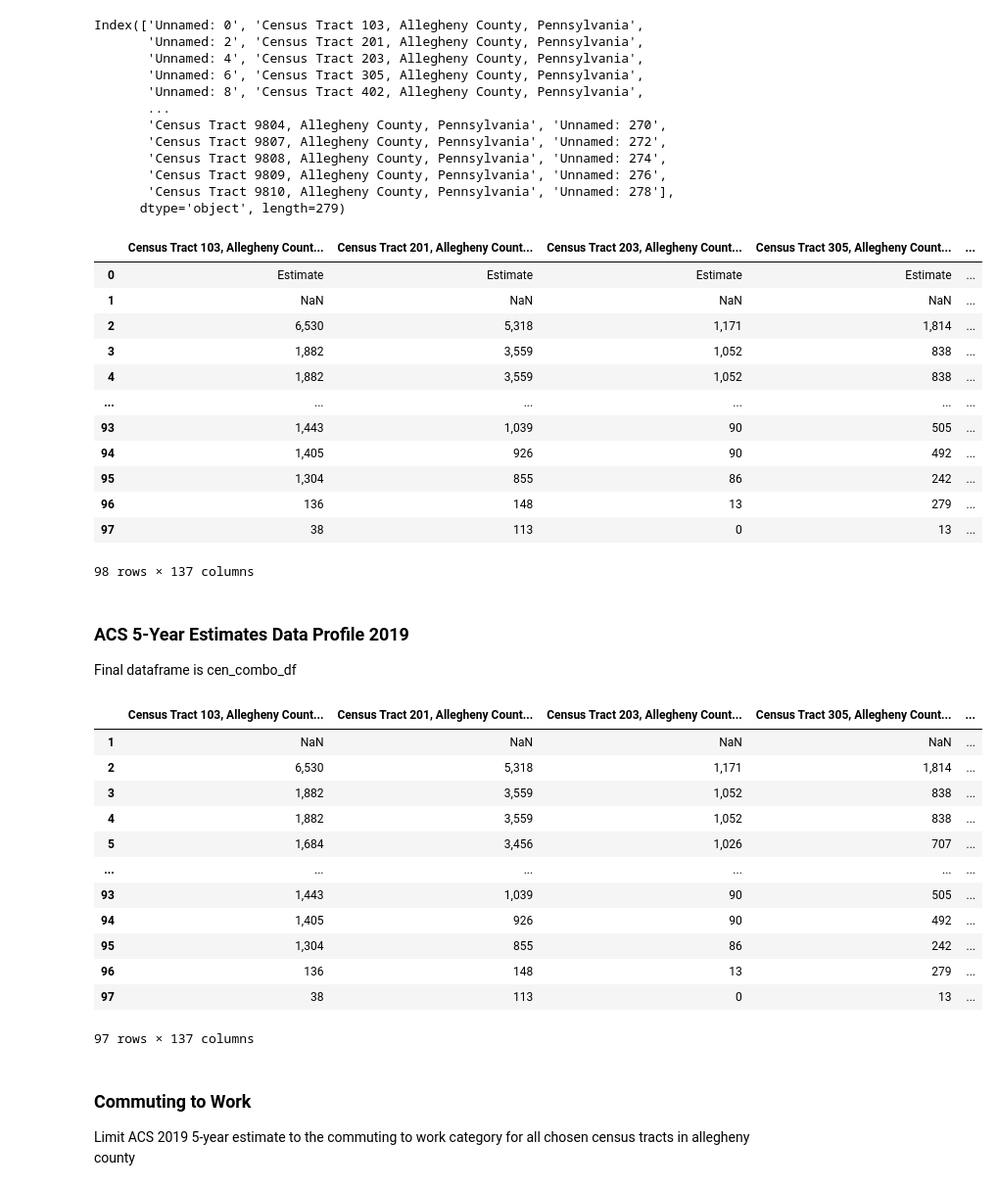
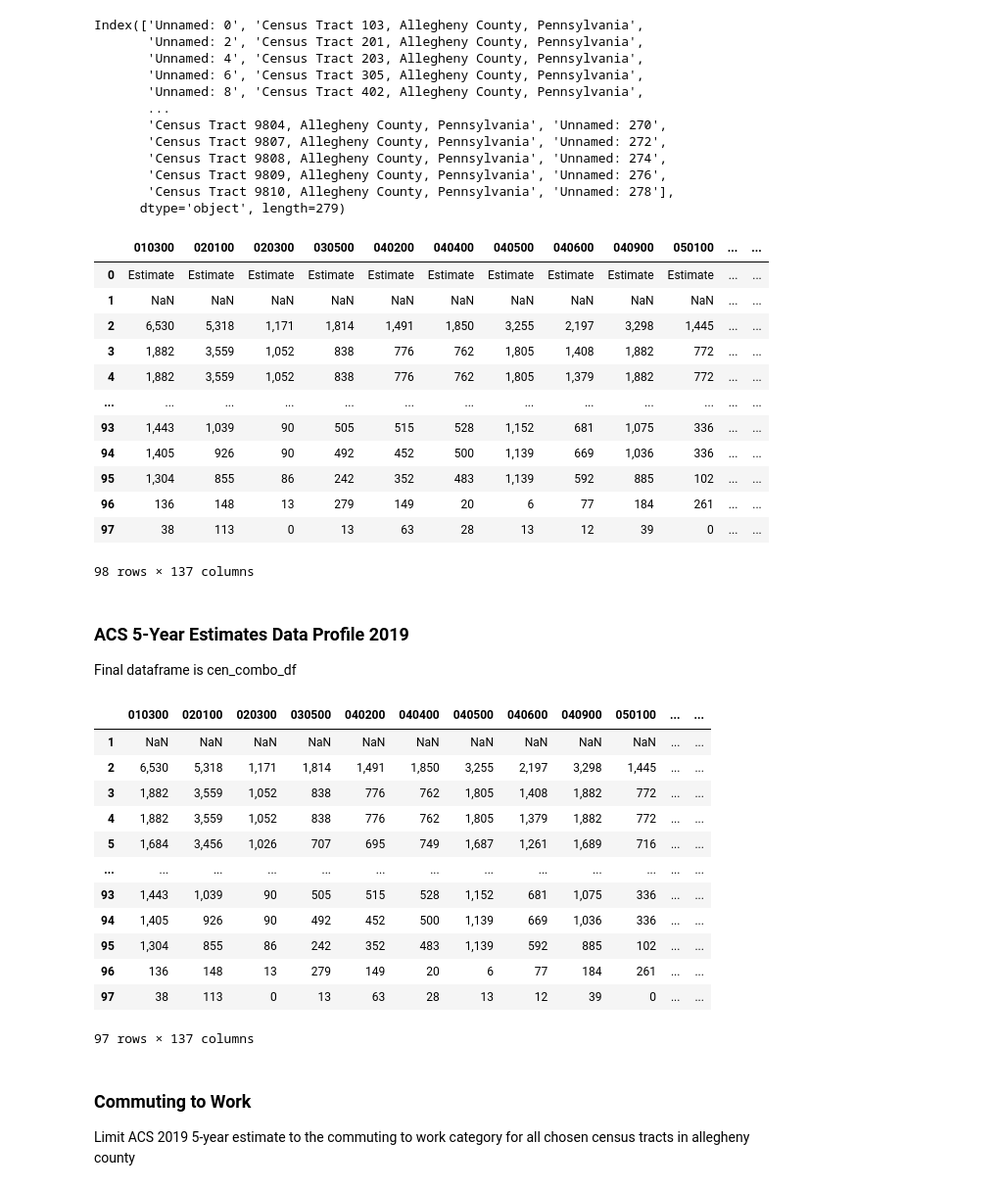
Before and after one commit to katelyn98/HealthyRide-Mapping, a Jupyter notebook: Notebooks/PittsburghCensusTractData.ipynb, the cells around one changed output. Shown at 98% size. Drawn from its saved outputs; the diff is of its cells as text; code cells hidden in the pictures.

```diff
--- a/Notebooks/PittsburghCensusTractData.ipynb
+++ b/Notebooks/PittsburghCensusTractData.ipynb
@@ -36,22 +36,30 @@ Index(['Unnamed: 0', 'Census Tract 103, Allegheny County, Pennsylvania',
 # %%
 for col in cen_combo_df:
     if 'Unnamed:' in col and col is not 'Unnamed: 0':
         cen_combo_df = cen_combo_df.drop(columns=[col])
+    elif 'Census' in col:
+        cen_num = col.split(' ')[2]
+        cen_num = cen_num[:-1]
+        if len(cen_num) == 3:
+            cen_num = '0' + cen_num + '00'
+        elif len(cen_num) == 4:
+            cen_num = cen_num + '00'
+        cen_combo_df = cen_combo_df.rename(columns={col: cen_num})
 
 cen_combo_df
 # %% [output]
-|  | Census Tract 103, Allegheny Count... | Census Tract 201, Allegheny Count... | Census Tract 203, Allegheny Count... | Census Tract 305, Allegheny Count... | ... |
-| 0 | Estimate | Estimate | Estimate | Estimate | ... |
-| 1 | NaN | NaN | NaN | NaN | ... |
-| 2 | 6,530 | 5,318 | 1,171 | 1,814 | ... |
-| 3 | 1,882 | 3,559 | 1,052 | 838 | ... |
-| 4 | 1,882 | 3,559 | 1,052 | 838 | ... |
-| ... | ... | ... | ... | ... | ... |
-| 93 | 1,443 | 1,039 | 90 | 505 | ... |
-| 94 | 1,405 | 926 | 90 | 492 | ... |
-| 95 | 1,304 | 855 | 86 | 242 | ... |
-| 96 | 136 | 148 | 13 | 279 | ... |
-| 97 | 38 | 113 | 0 | 13 | ... |
+|  | 010300 | 020100 | 020300 | 030500 | 040200 | 040400 | 040500 | 040600 | 040900 | 050100 | ... | ... |
+| 0 | Estimate | Estimate | Estimate | Estimate | Estimate | Estimate | Estimate | Estimate | Estimate | Estimate | ... | ... |
+| 1 | NaN | NaN | NaN | NaN | NaN | NaN | NaN | NaN | NaN | NaN | ... | ... |
+| 2 | 6,530 | 5,318 | 1,171 | 1,814 | 1,491 | 1,850 | 3,255 | 2,197 | 3,298 | 1,445 | ... | ... |
+| 3 | 1,882 | 3,559 | 1,052 | 838 | 776 | 762 | 1,805 | 1,408 | 1,882 | 772 | ... | ... |
+| 4 | 1,882 | 3,559 | 1,052 | 838 | 776 | 762 | 1,805 | 1,379 | 1,882 | 772 | ... | ... |
+| ... | ... | ... | ... | ... | ... | ... | ... | ... | ... | ... | ... | ... |
+| 93 | 1,443 | 1,039 | 90 | 505 | 515 | 528 | 1,152 | 681 | 1,075 | 336 | ... | ... |
+| 94 | 1,405 | 926 | 90 | 492 | 452 | 500 | 1,139 | 669 | 1,036 | 336 | ... | ... |
+| 95 | 1,304 | 855 | 86 | 242 | 352 | 483 | 1,139 | 592 | 885 | 102 | ... | ... |
+| 96 | 136 | 148 | 13 | 279 | 149 | 20 | 6 | 77 | 184 | 261 | ... | ... |
+| 97 | 38 | 113 | 0 | 13 | 63 | 28 | 13 | 12 | 39 | 0 | ... | ... |
 98 rows × 137 columns
 # %% [markdown]
 ### ACS 5-Year Estimates Data Profile 2019
@@ -60,18 +68,18 @@ Final dataframe is cen_combo_df
 cen_combo_df = cen_combo_df.drop([0])
 cen_combo_df
 # %% [output]
-|  | Census Tract 103, Allegheny Count... | Census Tract 201, Allegheny Count... | Census Tract 203, Allegheny Count... | Census Tract 305, Allegheny Count... | ... |
-| 1 | NaN | NaN | NaN | NaN | ... |
-| 2 | 6,530 | 5,318 | 1,171 | 1,814 | ... |
-| 3 | 1,882 | 3,559 | 1,052 | 838 | ... |
-| 4 | 1,882 | 3,559 | 1,052 | 838 | ... |
-| 5 | 1,684 | 3,456 | 1,026 | 707 | ... |
-| ... | ... | ... | ... | ... | ... |
-| 93 | 1,443 | 1,039 | 90 | 505 | ... |
-| 94 | 1,405 | 926 | 90 | 492 | ... |
-| 95 | 1,304 | 855 | 86 | 242 | ... |
-| 96 | 136 | 148 | 13 | 279 | ... |
-| 97 | 38 | 113 | 0 | 13 | ... |
+|  | 010300 | 020100 | 020300 | 030500 | 040200 | 040400 | 040500 | 040600 | 040900 | 050100 | ... | ... |
+| 1 | NaN | NaN | NaN | NaN | NaN | NaN | NaN | NaN | NaN | NaN | ... | ... |
+| 2 | 6,530 | 5,318 | 1,171 | 1,814 | 1,491 | 1,850 | 3,255 | 2,197 | 3,298 | 1,445 | ... | ... |
+| 3 | 1,882 | 3,559 | 1,052 | 838 | 776 | 762 | 1,805 | 1,408 | 1,882 | 772 | ... | ... |
+| 4 | 1,882 | 3,559 | 1,052 | 838 | 776 | 762 | 1,805 | 1,379 | 1,882 | 772 | ... | ... |
+| 5 | 1,684 | 3,456 | 1,026 | 707 | 695 | 749 | 1,687 | 1,261 | 1,689 | 716 | ... | ... |
+| ... | ... | ... | ... | ... | ... | ... | ... | ... | ... | ... | ... | ... |
+| 93 | 1,443 | 1,039 | 90 | 505 | 515 | 528 | 1,152 | 681 | 1,075 | 336 | ... | ... |
+| 94 | 1,405 | 926 | 90 | 492 | 452 | 500 | 1,139 | 669 | 1,036 | 336 | ... | ... |
+| 95 | 1,304 | 855 | 86 | 242 | 352 | 483 | 1,139 | 592 | 885 | 102 | ... | ... |
+| 96 | 136 | 148 | 13 | 279 | 149 | 20 | 6 | 77 | 184 | 261 | ... | ... |
+| 97 | 38 | 113 | 0 | 13 | 63 | 28 | 13 | 12 | 39 | 0 | ... | ... |
 97 rows × 137 columns
 # %% [markdown]
 ### Commuting to Work
```
Also changed, not shown: parts of 6 cells of this notebook, 5 other files.
